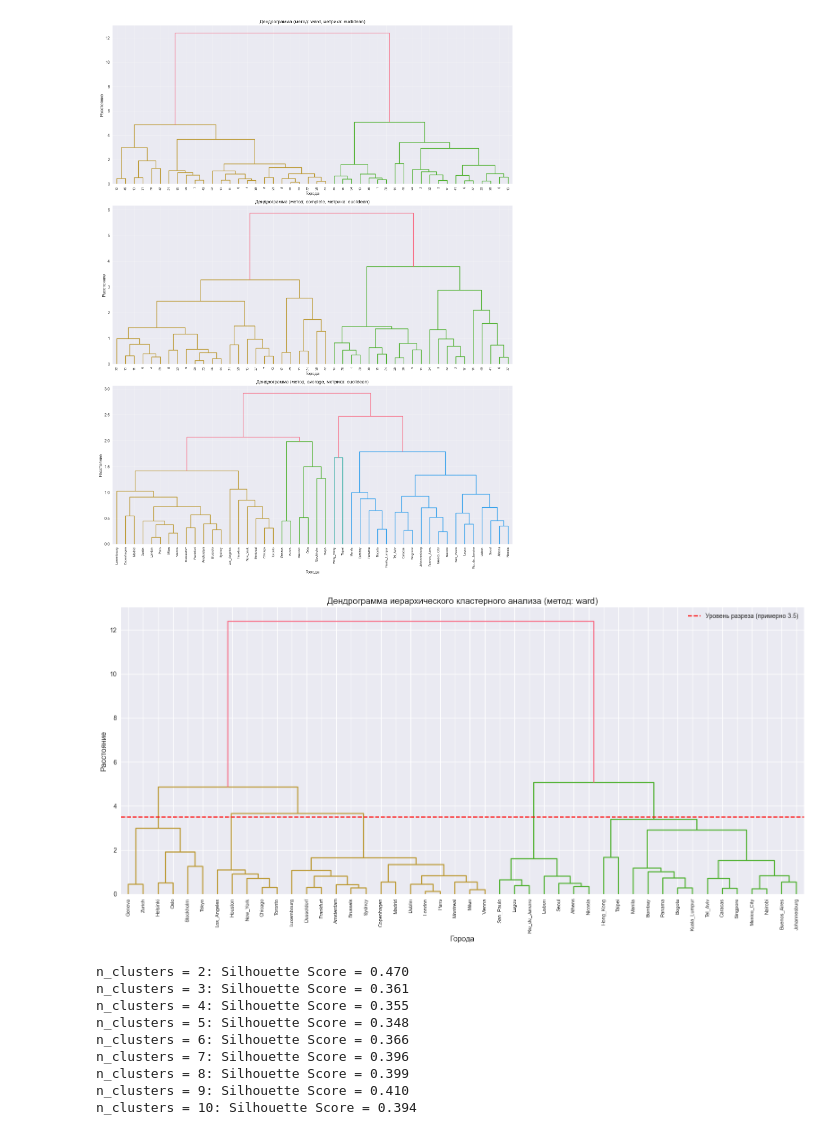
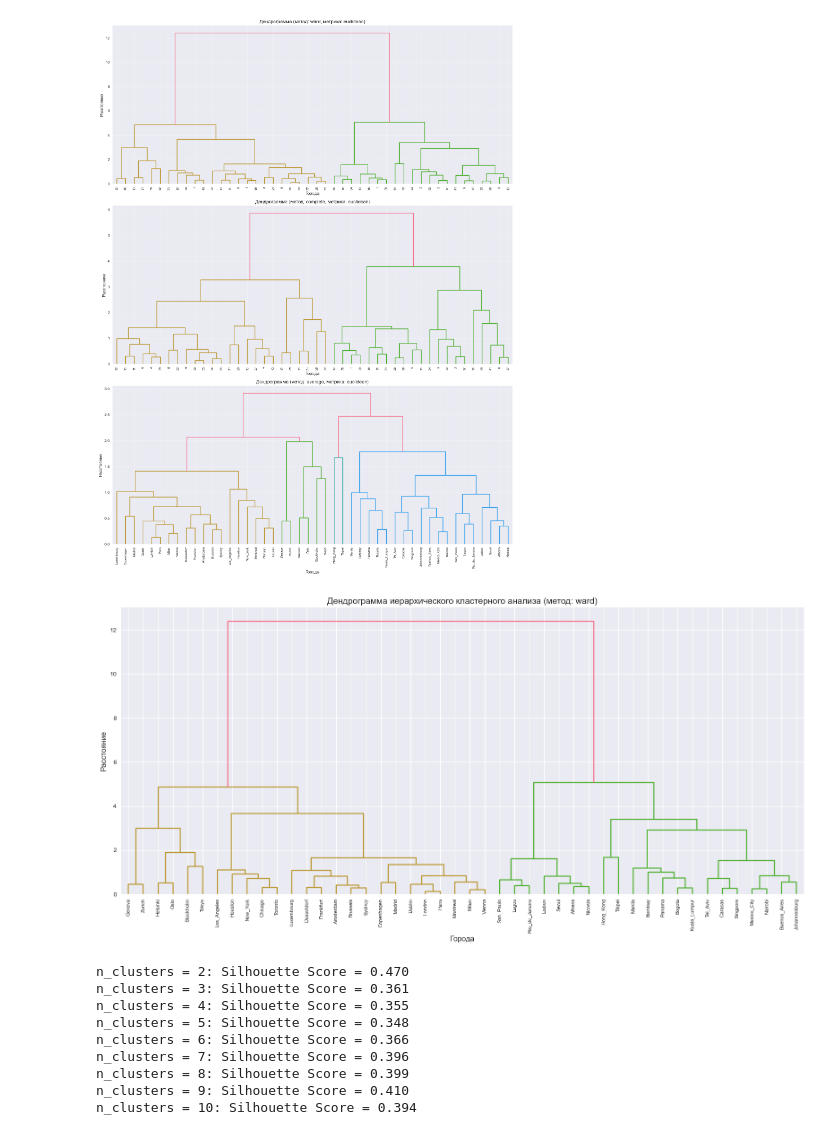
Before and after one commit to mmrgnl/data_analys_labs, a Jupyter notebook: cluster_analysis.ipynb, the cells around one changed output. Cells and saved outputs as stored; diff of their text form; code cells hidden in the pictures.

```diff
--- a/cluster_analysis.ipynb
+++ b/cluster_analysis.ipynb
@@ -244,22 +256,21 @@ plt.show()
 # %% [output]
 [figure]
 # %%
-# Выбираем метод ward для дальнейшего анализа (обычно дает хорошие результаты)
+# Выбираем метод ward для дальнейшего анализа
 method = 'ward'
 Z = linkage(features_scaled, method=method, metric='euclidean')
 
 # Построение детальной дендрограммы
 plt.figure(figsize=(16, 8))
 dendrogram(Z, leaf_rotation=90, leaf_font_size=8, labels=city_names)
 plt.title('Дендрограмма иерархического кластерного анализа (метод: ward)', fontsize=14)
 plt.xlabel('Города', fontsize=12)
 plt.ylabel('Расстояние', fontsize=12)
-plt.axhline(y=3.5, color='r', linestyle='--', label='Уровень разреза (примерно 3.5)')
 plt.legend()
 plt.tight_layout()
 plt.show()
 # %% [output]
-[figure, old version]
+[figure, new version]
 # %%
 # Определение оптимального числа кластеров методом индекса силуэта
 silhouette_scores = []
```
Also changed, not shown: parts of 22 cells of this notebook.
